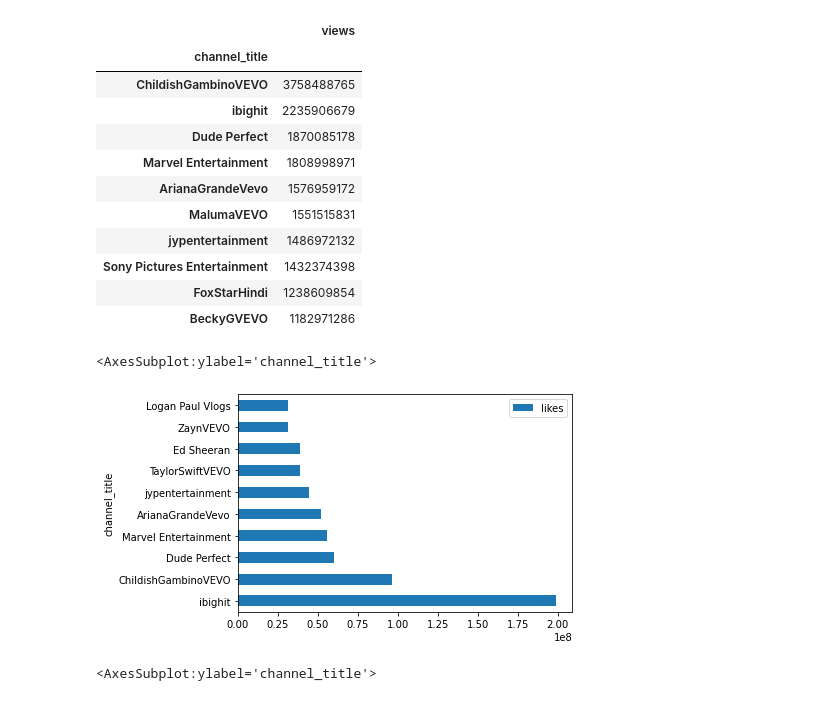
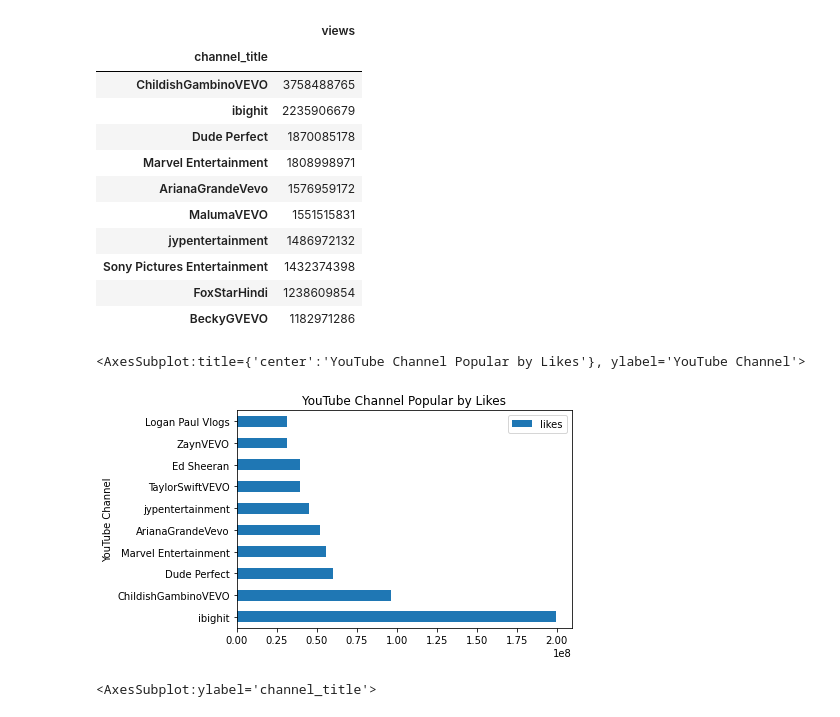
Before and after one commit to morgancoad/pandas-eda-casestudy-overview, a Jupyter notebook: notebooks/test_youtube.ipynb, the cells around one changed output. Drawn from its saved outputs; the diff is of its cells as text; code cells hidden in the pictures.

Commit message:
changes to the graph

```diff
--- a/notebooks/test_youtube.ipynb
+++ b/notebooks/test_youtube.ipynb
@@ -102,11 +102,14 @@ popular_by_views
 | Sony Pictures Entertainment | 1432374398 |
 | FoxStarHindi | 1238609854 |
 | BeckyGVEVO | 1182971286 |
-# %%
-popular_by_likes.plot(kind='barh')
-# %% [output]
-<AxesSubplot:ylabel='channel_title'>
-[figure, removed]
+# %%
+from turtle import title
+
+
+popular_by_likes.plot(kind='barh', title='YouTube Channel Popular by Likes', ylabel='Number of Likes', xlabel='YouTube Channel', yticks=)
+# %% [output]
+<AxesSubplot:title={'center':'YouTube Channel Popular by Likes'}, ylabel='YouTube Channel'>
+[figure, added]
 # %%
 popular_by_views.plot(kind='barh')
 # %% [output]
```
